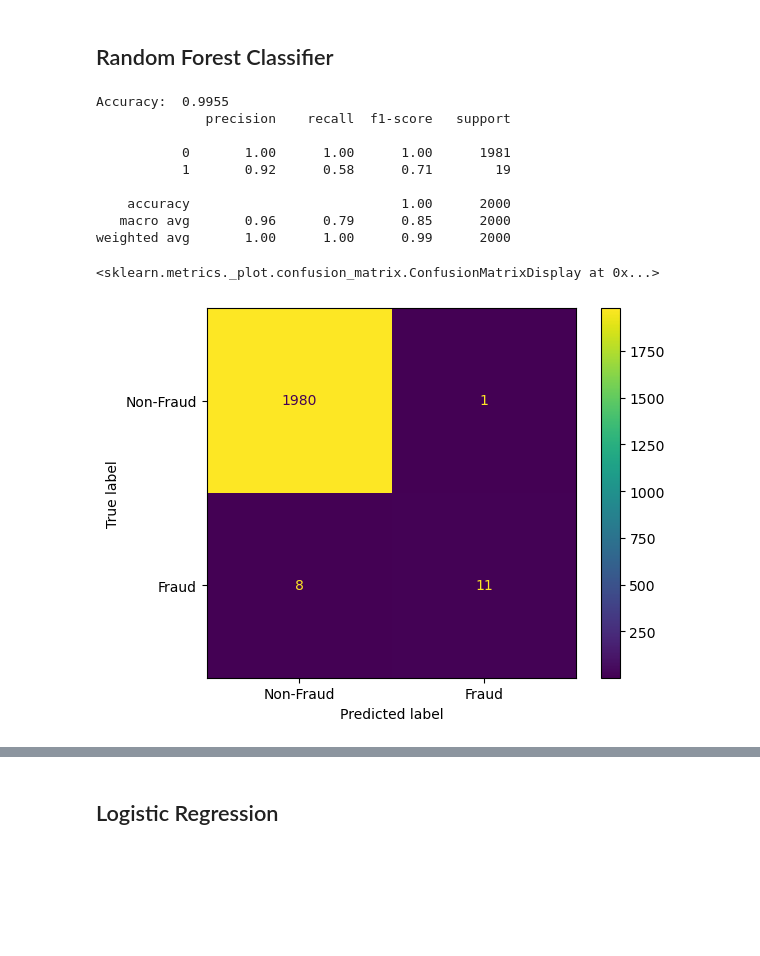
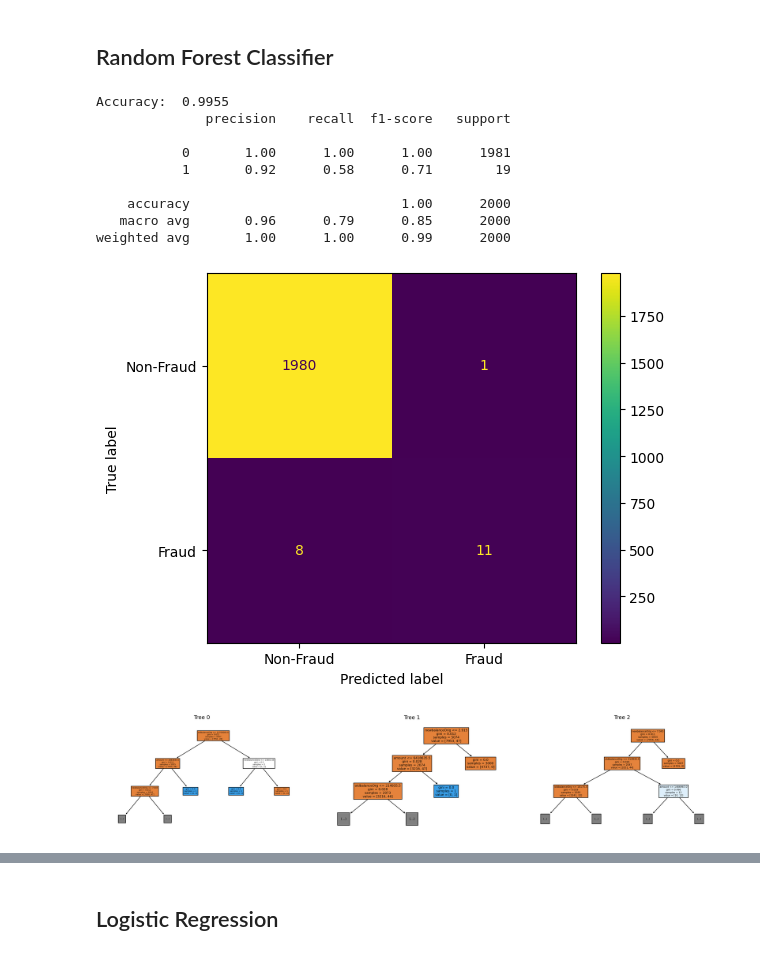
Before and after one commit to Dshah0623/Financial-Fraud-Detection, a Jupyter notebook: FinancialFraudDetection.ipynb, the cells around one changed output, grey strips where cells are left out. Cells and saved outputs as stored; diff of their text form; code cells hidden in the pictures; blank space fills up the shorter version.

Commit message:
added visual

```diff
--- a/FinancialFraudDetection.ipynb
+++ b/FinancialFraudDetection.ipynb
@@ -180,34 +181,45 @@ X_train_selected = X_train[selected_features]
 rf_classifier_b.fit(X_train_selected, y_train)
 
 # Predict on the testing set using the selected features
 X_test_selected = X_test[selected_features]
 y_pred = rf_classifier_b.predict(X_test_selected)
 
 # Evaluating the model
 accuracy_b = accuracy_score(y_test, y_pred)
 classification_rep_b = classification_report(y_test, y_pred)
 
 print("Accuracy: ", accuracy_b)
 print(classification_rep_b)
 
 # Compute confusion matrix for Random Forest Classifier
 conf_matrix_rf_b = confusion_matrix(y_test, y_pred)
 
 # Visualize the confusion matrix
 cm_display_rf_b = ConfusionMatrixDisplay(conf_matrix_rf_b, display_labels=['Non-Fraud', 'Fraud'])
 cm_display_rf_b.plot(values_format='d')
+
+num_trees_to_plot = 3
+fig, axes = plt.subplots(nrows=1, ncols=num_trees_to_plot, figsize=(20, 4), dpi=300)
+
+for index in range(num_trees_to_plot):
+    tree = rf_classifier_b.estimators_[index]
+    plot_tree(tree, feature_names=X_train_selected.columns, filled=True, ax=axes[index], max_depth=2)
+    axes[index].set_title(f'Tree {index}')
+
+plt.tight_layout()
+plt.show()
 # %% [output]
 Accuracy:  0.9955
               precision    recall  f1-score   support
 
            0       1.00      1.00      1.00      1981
            1       0.92      0.58      0.71        19
 
     accuracy                           1.00      2000
    macro avg       0.96      0.79      0.85      2000
 weighted avg       1.00      1.00      0.99      2000
-<sklearn.metrics._plot.confusion_matrix.ConfusionMatrixDisplay at 0x...>
 [figure]
+[figure, added]
 # %%
 # Initialize a Random Forest Classifier using the selected features suggested by forward selection and backward selection
 rf_classifier_fb = RandomForestClassifier(n_estimators=1000, random_state=42)
```
Also changed, not shown: parts of 11 cells of this notebook.
